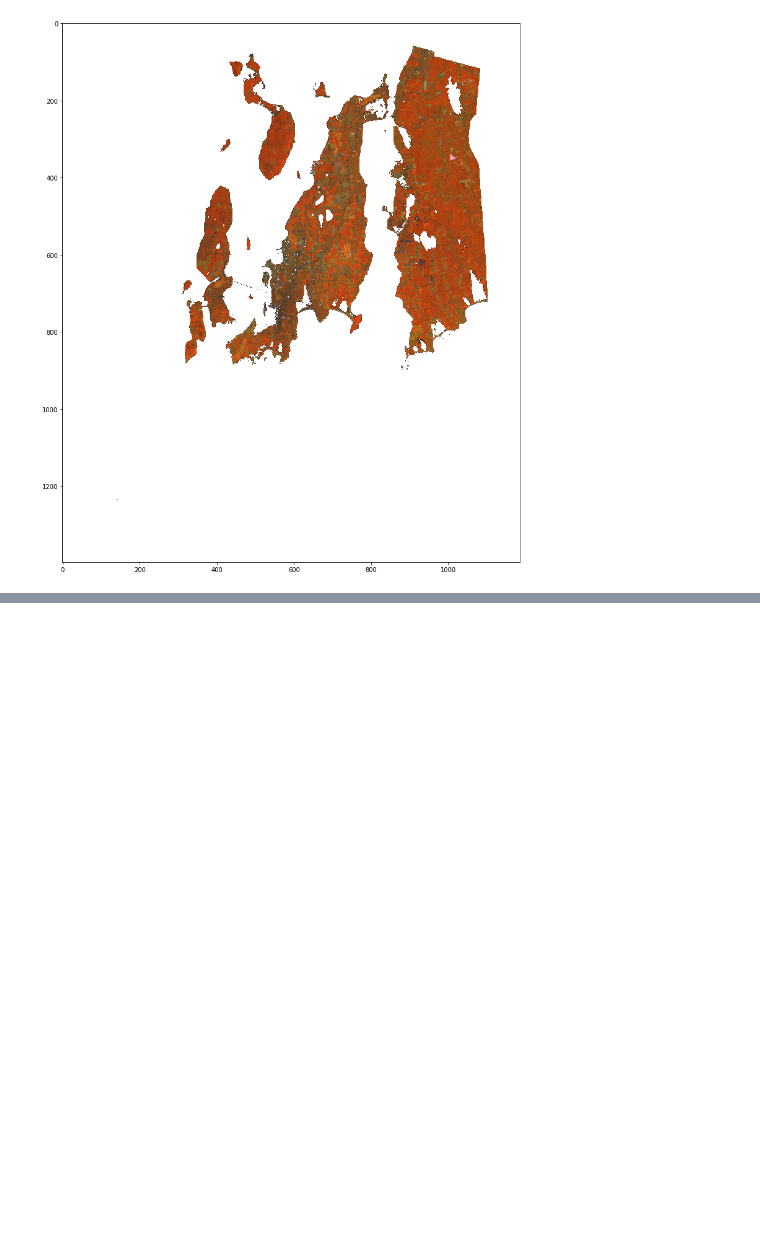
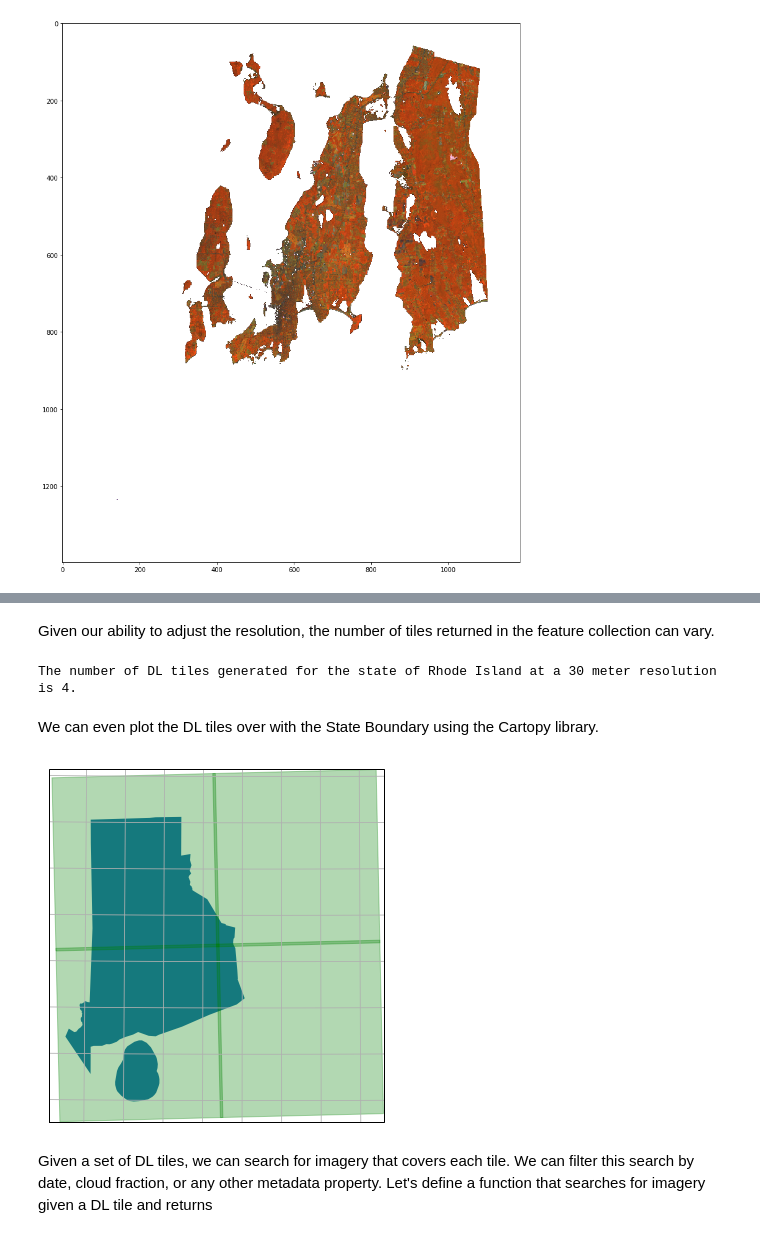
Before and after one commit to karla-descartes/test-tutorials, a Jupyter notebook: dltiles.ipynb, the cells around one changed output, grey strips where cells are left out. Drawn from its saved outputs; the diff is of its cells as text; code cells hidden in the pictures; blank space fills up the shorter version.

```diff
--- a/dltiles.ipynb
+++ b/dltiles.ipynb
@@ -81,0 +108,39 @@ plt.imshow(no_water)
+# %%
+rhode_island = dl.places.shape("north-america_united-states_rhode-island")
+dl_tiles = dl.raster.dltiles_from_shape(30.0, 2048, 16, rhode_island)
+# %% [markdown]
+Given our ability to adjust the resolution, the number of tiles returned in the feature collection can vary.
+# %%
+print("The number of DL tiles generated for the state of Rhode Island at a 30 meter resolution is {}.".format(len(dl_tiles['features'])))
+# %% [output]
+The number of DL tiles generated for the state of Rhode Island at a 30 meter resolution is 4.
+# %% [markdown]
+We can even plot the DL tiles over with the State Boundary using the Cartopy library.
+# %%
+# Load in a few coordinate systems
+long_lat = cartopy.crs.PlateCarree()
+albers = cartopy.crs.AlbersEqualArea(central_latitude=41.0, central_longitude= -71)
+
+# Create a plot and define its coordinate system.
+fig = plt.figure(figsize=(6, 8))
+ax= plt.subplot(projection=albers)
+
+# Add the geometry for Rhode Island we defined using our Places API.
+ax.add_geometries([shapely.geometry.shape(rhode_island['geometry'])], long_lat)
+
+# Add the geometries for the DL Tiles created
+# Iterate through the feature collection and create an array of shapely instances
+tile_shapes = [shapely.geometry.shape(f['geometry']) for f in dl_tiles['features']]
+ax.add_geometries(tile_shapes, long_lat, alpha=0.3, color='green')
+
+# Get a bounding box of the combined scenes
+union = shapely.geometry.MultiPolygon(polygons=tile_shapes)
+bbox = union.bounds
+ax.set_extent((bbox[0], bbox[2], bbox[1], bbox[3]), crs=long_lat)
+ax.gridlines(crs=long_lat)
+
+plt.show()
+# %% [output]
+[figure, added]
+# %% [markdown]
+Given a set of DL tiles, we can search for imagery that covers each tile. We can filter this search by date, cloud fraction, or any other metadata property. Let's define a function that searches for imagery given a DL tile and returns
```
Also changed, not shown: parts of 8 cells of this notebook.
